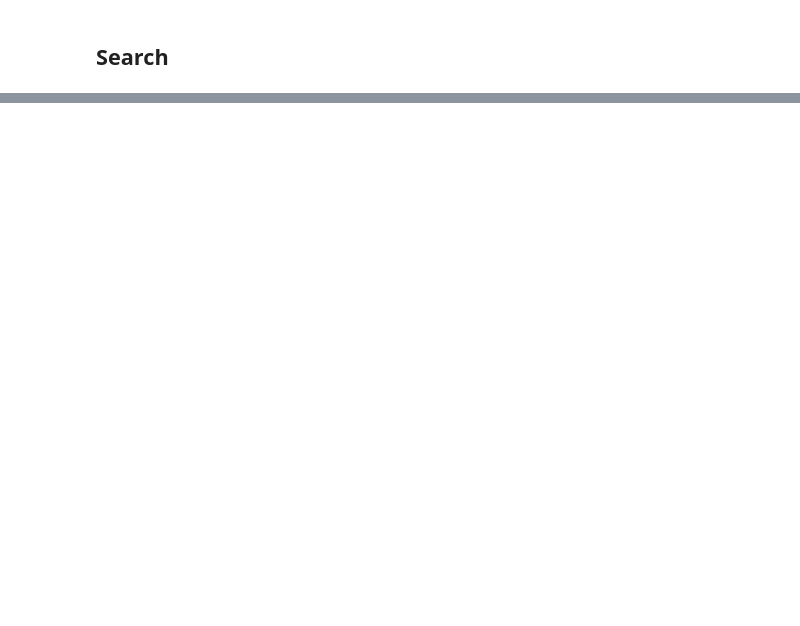
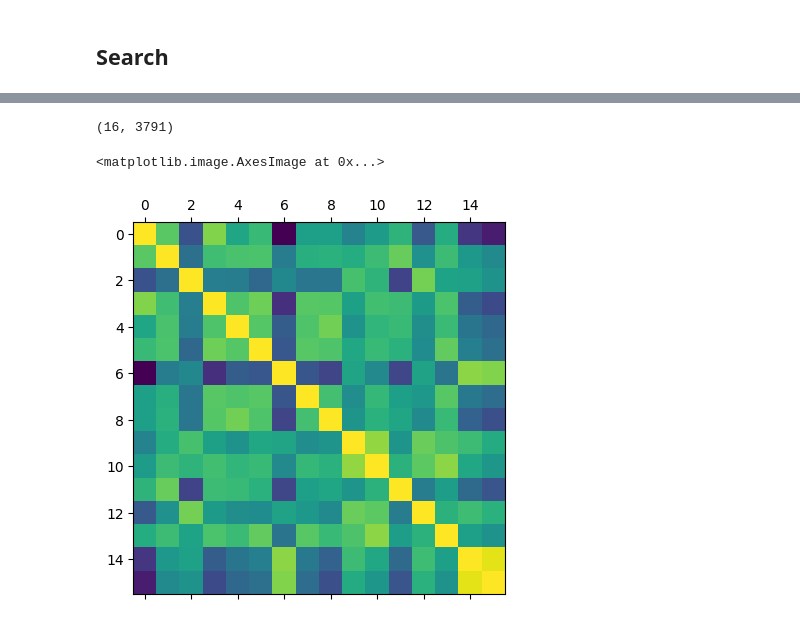
Before and after one commit to DARPA-CRITICALMAAS/sri-ta2-mappable-criteria, a Jupyter notebook: polygon_ranking/extract_data.ipynb, the cells around one changed output, grey strips where cells are left out. Saved outputs shown, nothing was run; the diff lists cells and outputs as text; code cells hidden in the pictures; blank space fills up the shorter version.

```diff
--- a/polygon_ranking/extract_data.ipynb
+++ b/polygon_ranking/extract_data.ipynb
@@ -421,5 +452,7 @@ full_desc[-5:]
  'gallatin limestone gros ventre formation equivalents flathead sandstone cambrian rocks phanerozoic paleozoic cambrian furongian phanerozoic paleozoic cambrian middle cambrian limestone sandstone sha ...
 # %%
 # polygon_vectors = convert_dfcol_text_to_vector(data_, 'full_desc', glove_model, method='mean')
-polygon_vectors = convert_text_to_vector_hf(data_['full_desc'].to_list(), embed_model)
+polygon_vectors_full_desc = convert_text_to_vector_hf(data_['full_desc'].to_list(), embed_model)
+polygon_vectors_age_min = convert_text_to_vector_hf(data_['AGE_MIN'].to_list(), embed_model)
+polygon_vectors_age_max = convert_text_to_vector_hf(data_['AGE_MAX'].to_list(), embed_model)
 # %%
@@ -478,14 +511,17 @@ systems_dict = {
 # %%
 from sklearn.metrics.pairwise import cosine_similarity
 
-system_name = 'tungsten_skarn'
+system_name = 'porphyry_copper'
 descriptive_model = systems_dict[system_name]
 
 query_vec = {}
 cos_sim = {}
 for key in descriptive_model:
     query_vec[key] = convert_text_to_vector_hf([descriptive_model[key]],  embed_model)
-    cos_sim[key] = cosine_similarity(query_vec[key], polygon_vectors)[0]
+    cos_sim[key] = cosine_similarity(query_vec[key], polygon_vectors_full_desc)[0]
+
+cos_sim['age_min'] = cosine_similarity(query_vec['age_range'], polygon_vectors_age_min)[0]
+cos_sim['age_max'] = cosine_similarity(query_vec['age_range'], polygon_vectors_age_max)[0]
 # %%
 ind = np.argsort(cos_sim['rock_types'])[::-1]
 print(ind)
@@ -580,0 +627,3 @@ data_.to_file(gpkg_fname, driver="GPKG")
+# %%
+att_list = list(cos_sim.keys())
+att_list
@@ -580,0 +647,5 @@ data_.to_file(gpkg_fname, driver="GPKG")
+# %%
+scores = np.stack([cos_sim[k] for k in att_list])
+scores.shape
+# %% [output]
+(16, 3791)
@@ -580,0 +654,5 @@ data_.to_file(gpkg_fname, driver="GPKG")
+# %%
+plt.matshow(cosine_similarity(scores, scores))
+# %% [output]
+<matplotlib.image.AxesImage at 0x...>
+[figure, added]
```
Also changed, not shown: parts of 22 cells of this notebook.
